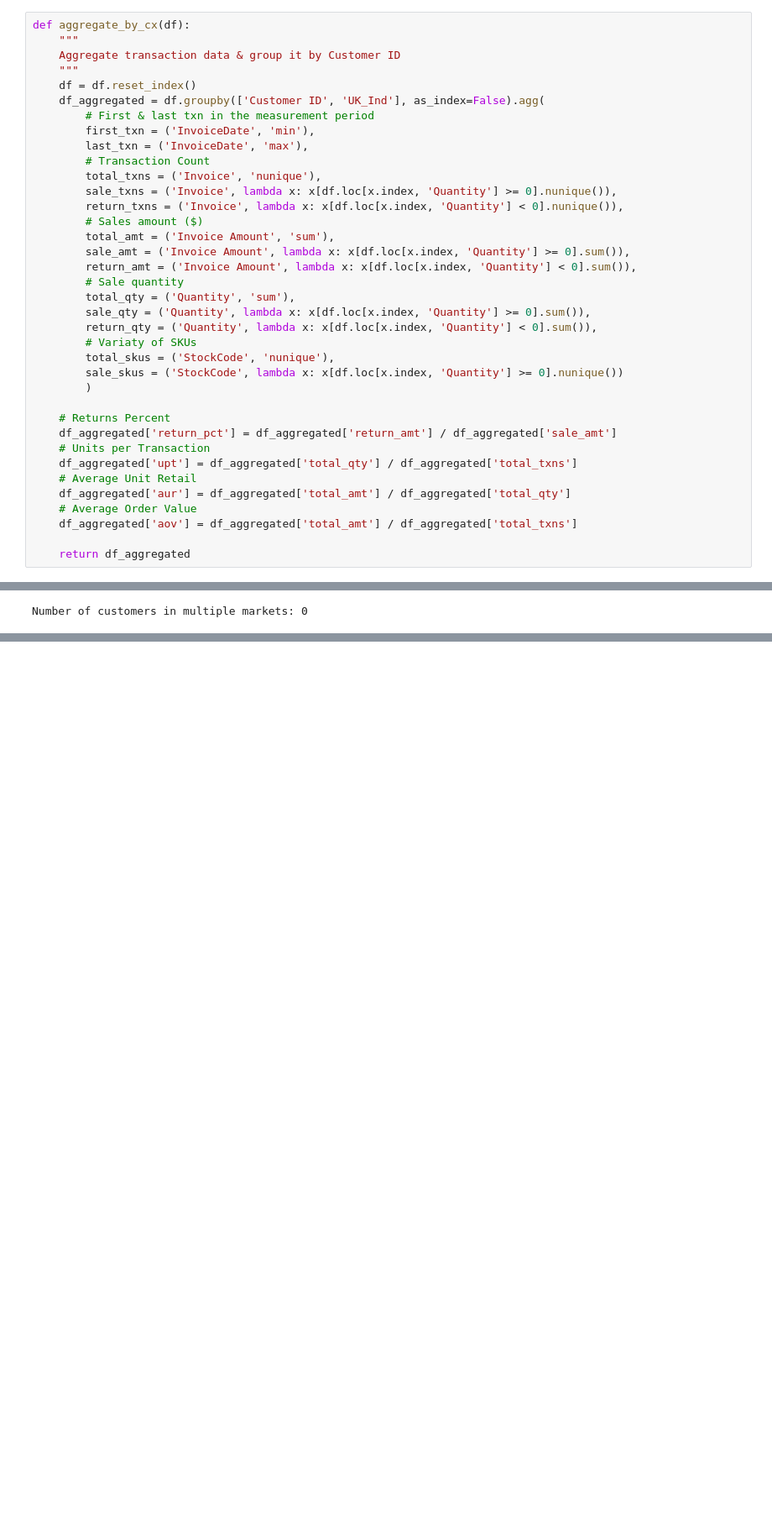
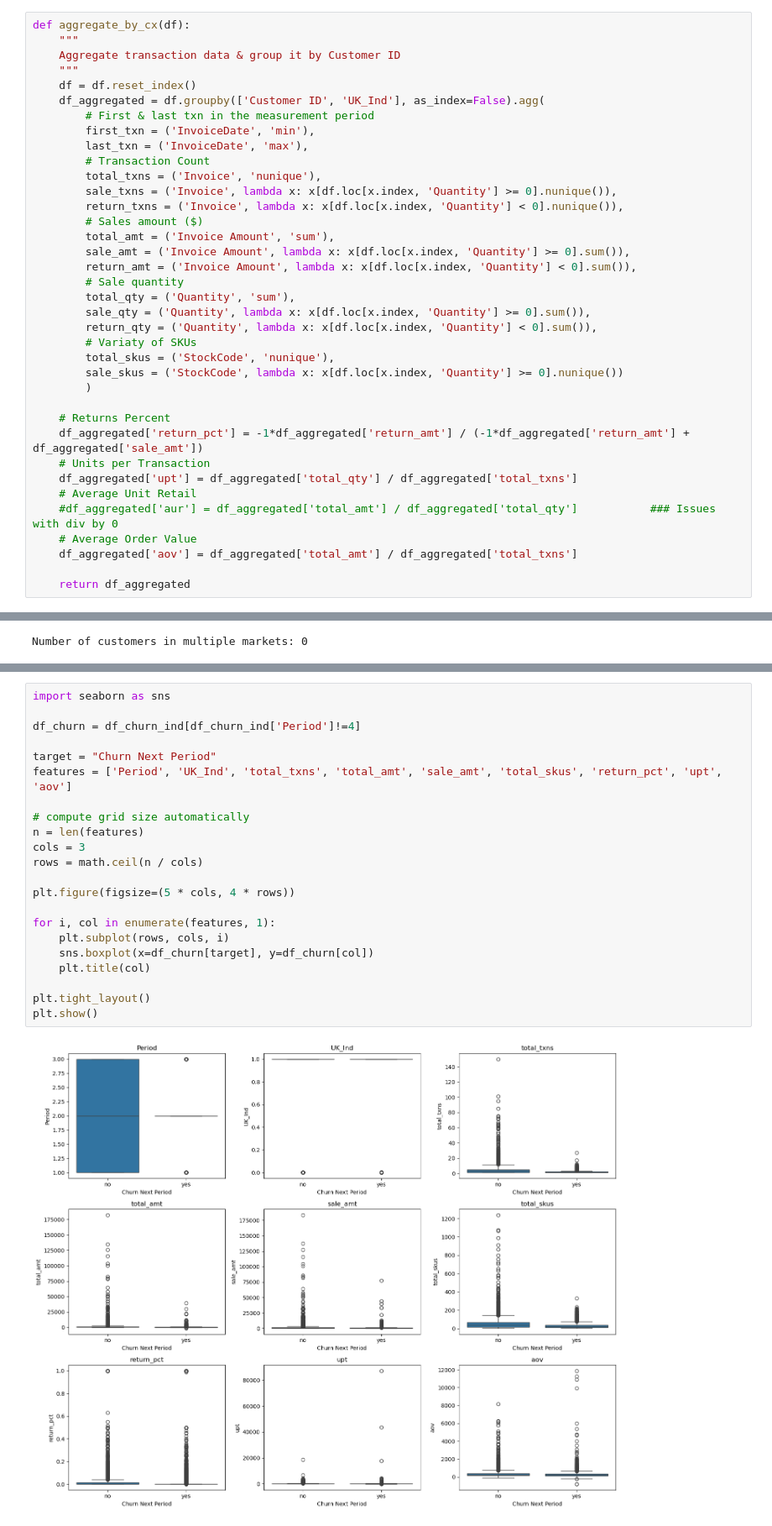
Before and after one commit to hunterphelan/Churn-Prediction, a Jupyter notebook: analysis_v1.0.ipynb, the cells around one changed output, grey strips where cells are left out. Shown at 84% size. Saved outputs shown, nothing was run; the diff lists cells and outputs as text; blank space fills up the shorter version.

```diff
--- a/analysis_v1.0.ipynb
+++ b/analysis_v1.0.ipynb
@@ -128,11 +128,11 @@ def aggregate_by_cx(df):
         )
 
     # Returns Percent
-    df_aggregated['return_pct'] = df_aggregated['return_amt'] / df_aggregated['sale_amt']
+    df_aggregated['return_pct'] = -1*df_aggregated['return_amt'] / (-1*df_aggregated['return_amt'] + df_aggregated['sale_amt'])
     # Units per Transaction
     df_aggregated['upt'] = df_aggregated['total_qty'] / df_aggregated['total_txns']
     # Average Unit Retail
-    df_aggregated['aur'] = df_aggregated['total_amt'] / df_aggregated['total_qty']
+    #df_aggregated['aur'] = df_aggregated['total_amt'] / df_aggregated['total_qty']           ### Issues with div by 0
     # Average Order Value
     df_aggregated['aov'] = df_aggregated['total_amt'] / df_aggregated['total_txns']
 
@@ -201,0 +198,24 @@ Number of 90 day periods: 8
+# %%
+import seaborn as sns
+
+df_churn = df_churn_ind[df_churn_ind['Period']!=4]
+
+target = "Churn Next Period"
+features = ['Period', 'UK_Ind', 'total_txns', 'total_amt', 'sale_amt', 'total_skus', 'return_pct', 'upt', 'aov']
+
+# compute grid size automatically
+n = len(features)
+cols = 3
+rows = math.ceil(n / cols)
+
+plt.figure(figsize=(5 * cols, 4 * rows))
+
+for i, col in enumerate(features, 1):
+    plt.subplot(rows, cols, i)
+    sns.boxplot(x=df_churn[target], y=df_churn[col])
+    plt.title(col)
+
+plt.tight_layout()
+plt.show()
+# %% [output]
+[figure, added]
```
Also changed, not shown: parts of 6 cells of this notebook.
